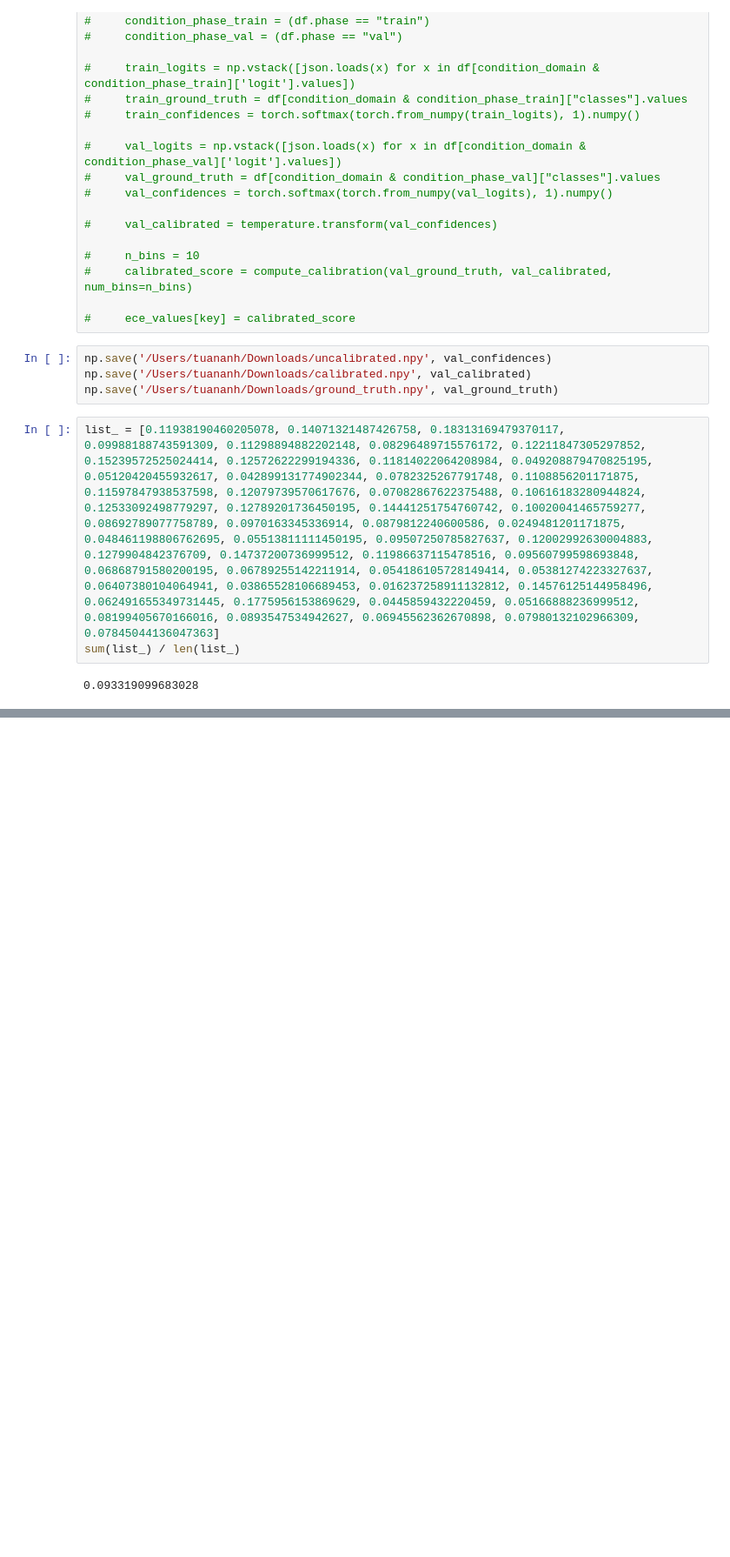
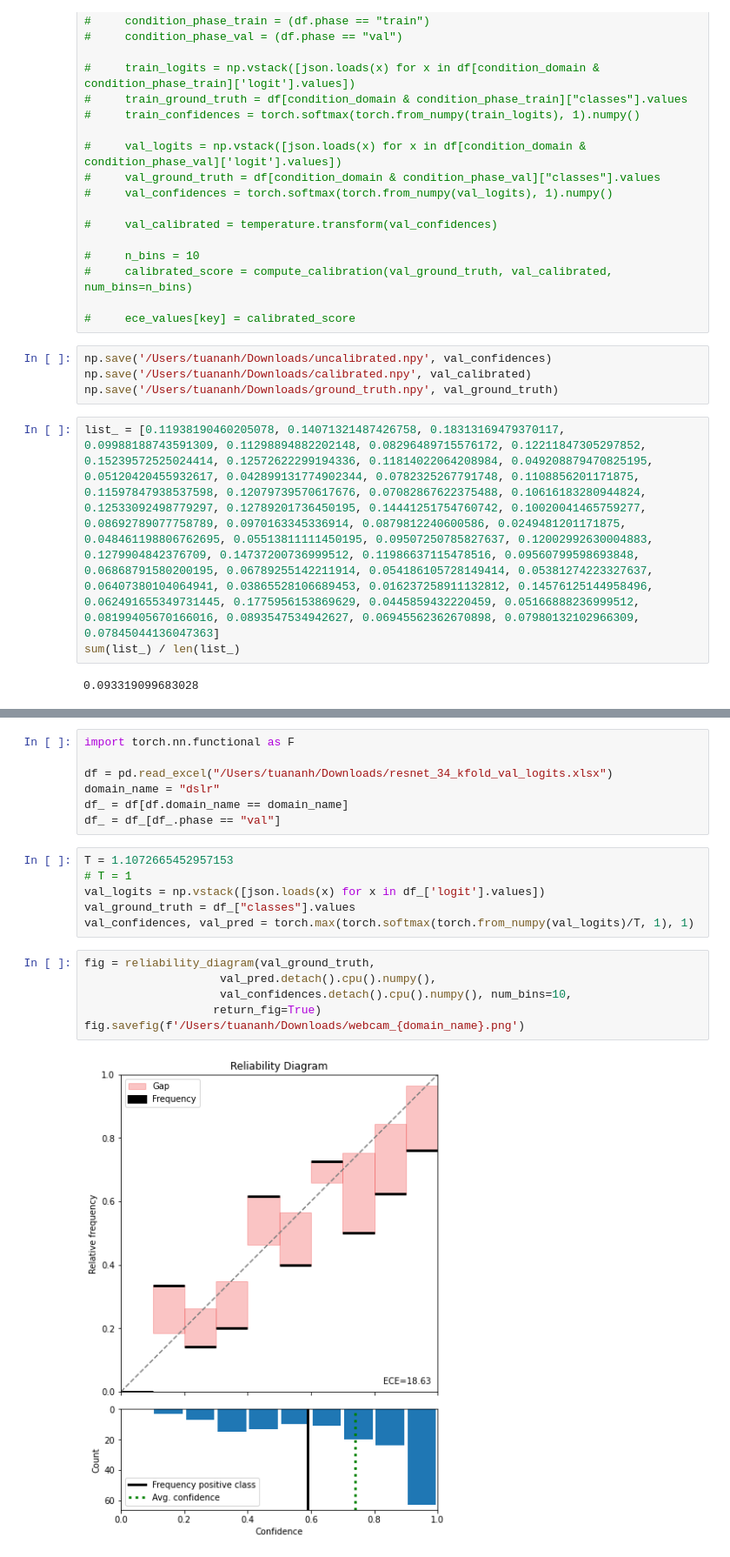
Before and after one commit to TuanAnhNguyen14111998/domain_calibration, a Jupyter notebook: src/notebook/visualize_result.ipynb, the cells around one changed output, grey strips where cells are left out. Shown at 87% size. Drawn from its saved outputs; the diff is of its cells as text; blank space fills up the shorter version.

Commit message:
update code caculate metrics and visualize diagram

```diff
--- a/src/notebook/visualize_result.ipynb
+++ b/src/notebook/visualize_result.ipynb
@@ -1217,0 +1595,21 @@ Deprecated in NumPy 1.20; for more details and guidance: https://numpy.org/devdo
+# %%
+import torch.nn.functional as F
+
+df = pd.read_excel("/Users/tuananh/Downloads/resnet_34_kfold_val_logits.xlsx")
+domain_name = "dslr"
+df_ = df[df.domain_name == domain_name]
+df_ = df_[df_.phase == "val"]
+# %%
+T = 1.1072665452957153
+# T = 1
+val_logits = np.vstack([json.loads(x) for x in df_['logit'].values])
+val_ground_truth = df_["classes"].values
+val_confidences, val_pred = torch.max(torch.softmax(torch.from_numpy(val_logits)/T, 1), 1)
+# %%
+fig = reliability_diagram(val_ground_truth,
+                    val_pred.detach().cpu().numpy(),
+                    val_confidences.detach().cpu().numpy(), num_bins=10,
+                   return_fig=True)
+fig.savefig(f'/Users/tuananh/Downloads/webcam_{domain_name}.png')
+# %% [output]
+[figure, added]
```
Also changed, not shown: parts of 14 cells of this notebook.
